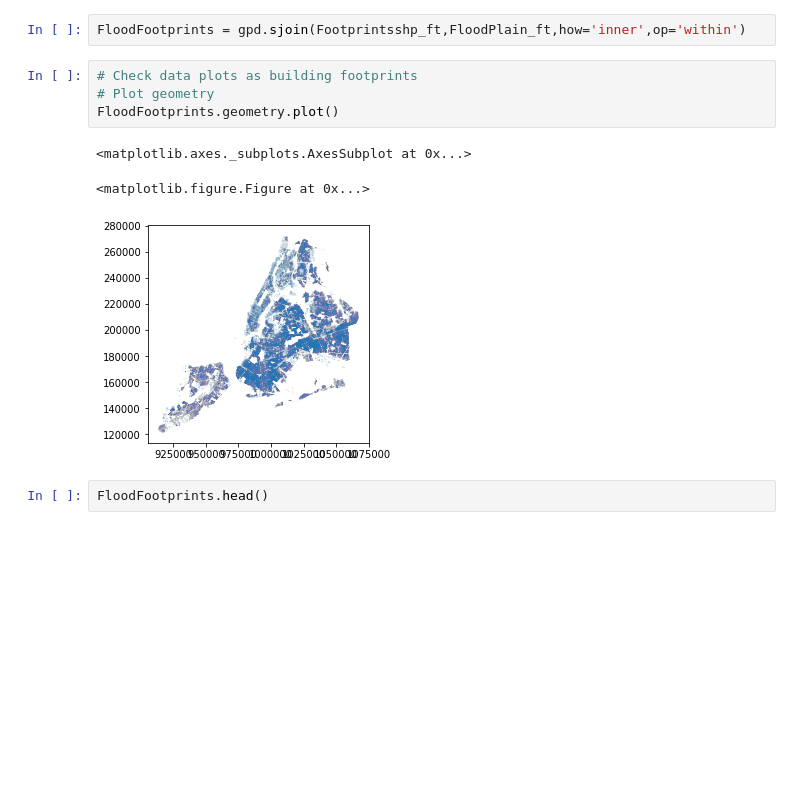
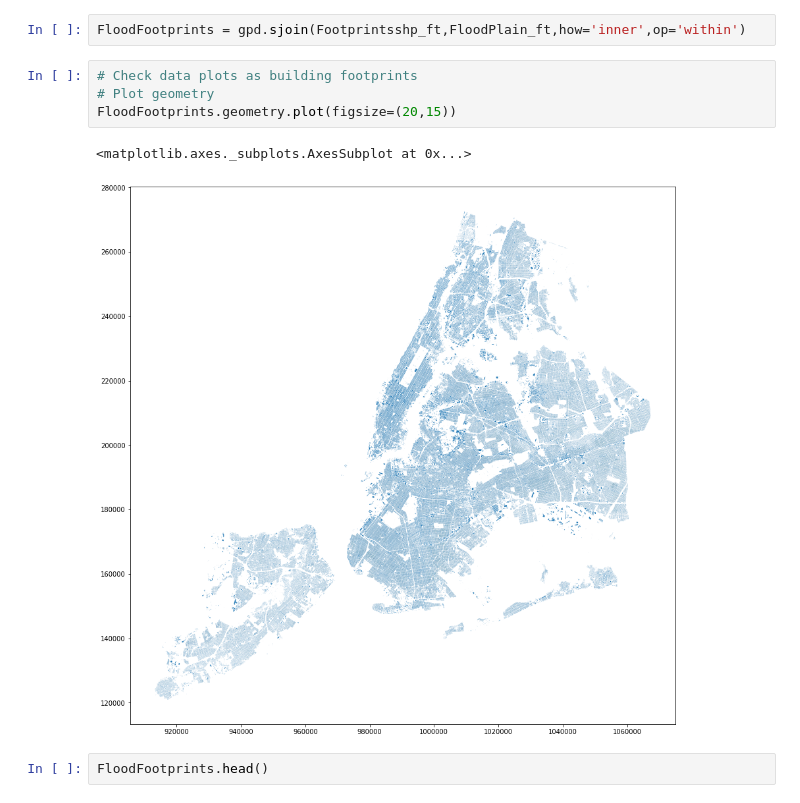
Before and after one commit to davidhhk1994/Civic_Final_Project, a Jupyter notebook: Basemapping Exercise.ipynb, the cells around one changed output. Drawn from its saved outputs; the diff is of its cells as text; blank space fills up the shorter version.

```diff
--- a/Basemapping Exercise.ipynb
+++ b/Basemapping Exercise.ipynb
@@ -196,11 +203,10 @@ FloodFootprints = gpd.sjoin(Footprintsshp_ft,FloodPlain_ft,how='inner',op='withi
 # %%
 # Check data plots as building footprints
 # Plot geometry
-FloodFootprints.geometry.plot()
+FloodFootprints.geometry.plot(figsize=(20,15))
 # %% [output]
 <matplotlib.axes._subplots.AxesSubplot at 0x...>
-<matplotlib.figure.Figure at 0x...>
-[figure, old version]
+[figure, new version]
 # %%
 FloodFootprints.head()
 # %% [output]
```
Also changed, not shown: parts of 28 cells of this notebook.
